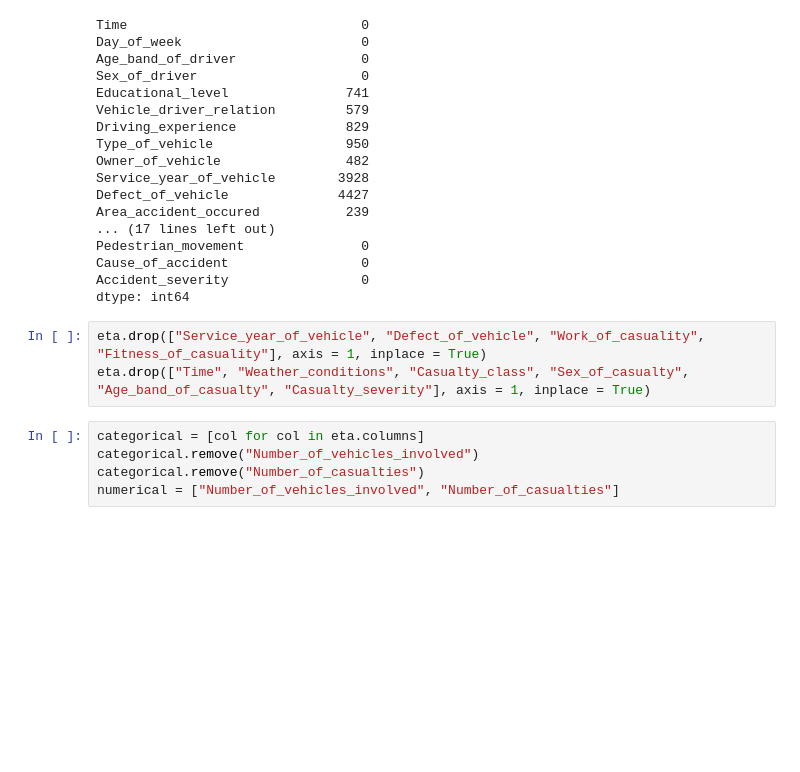
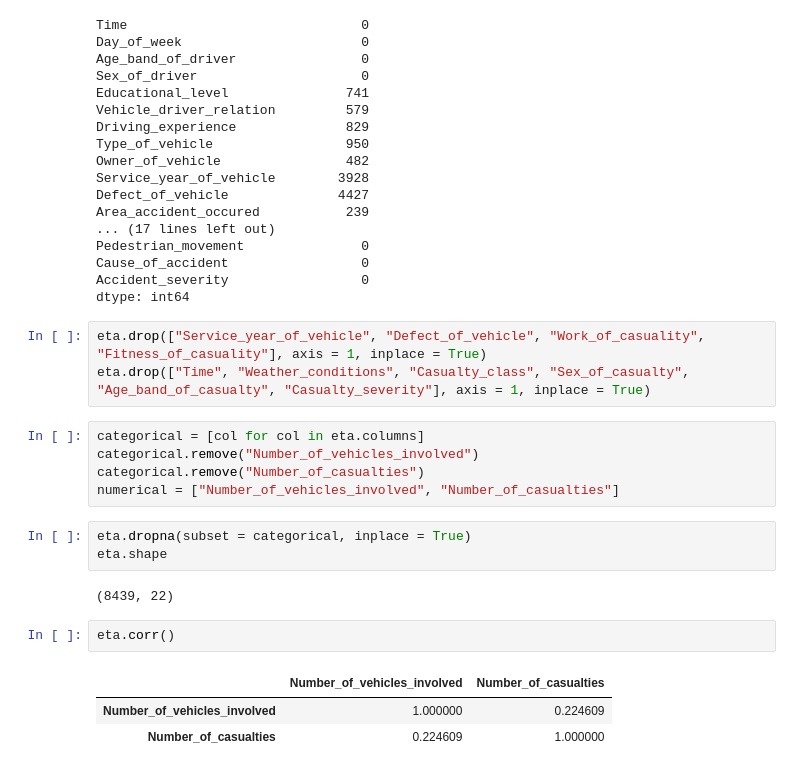
Before and after one commit to JimmyZJC/GR5243-Group-Project, a Jupyter notebook: Notebook/Group Project 1.ipynb, the cells around one changed output. Cells and saved outputs as stored; diff of their text form; blank space fills up the shorter version.

```diff
--- a/Notebook/Group Project 1.ipynb
+++ b/Notebook/Group Project 1.ipynb
@@ -94,3 +94,14 @@ categorical = [col for col in eta.columns]
 categorical.remove("Number_of_vehicles_involved")
 categorical.remove("Number_of_casualties")
 numerical = ["Number_of_vehicles_involved", "Number_of_casualties"]
+# %%
+eta.dropna(subset = categorical, inplace = True)
+eta.shape
+# %% [output]
+(8439, 22)
+# %%
+eta.corr()
+# %% [output]
+|  | Number_of_vehicles_involved | Number_of_casualties |
+| Number_of_vehicles_involved | 1.000000 | 0.224609 |
+| Number_of_casualties | 0.224609 | 1.000000 |
```
Also changed, not shown: parts of 1 cell of this notebook.
